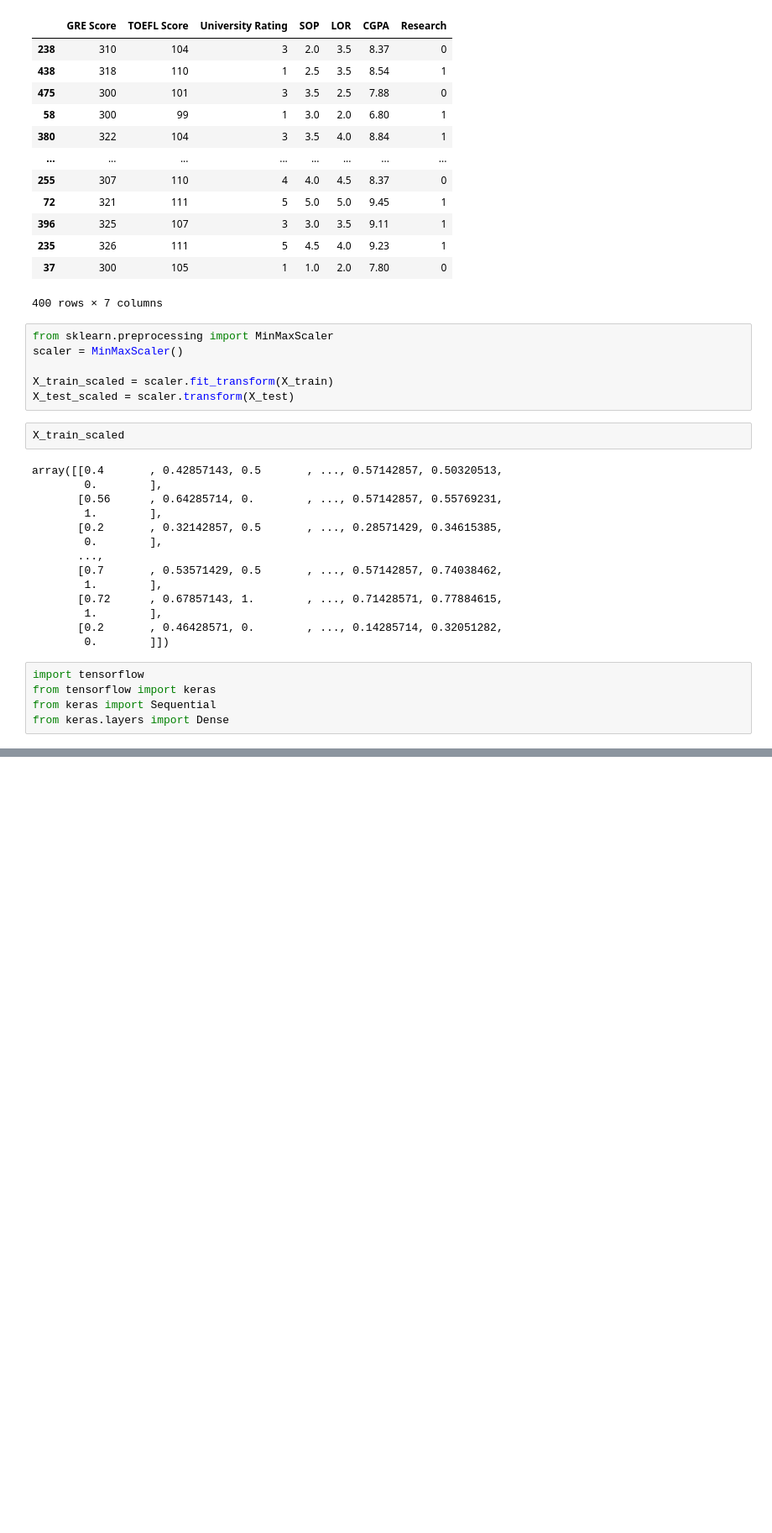
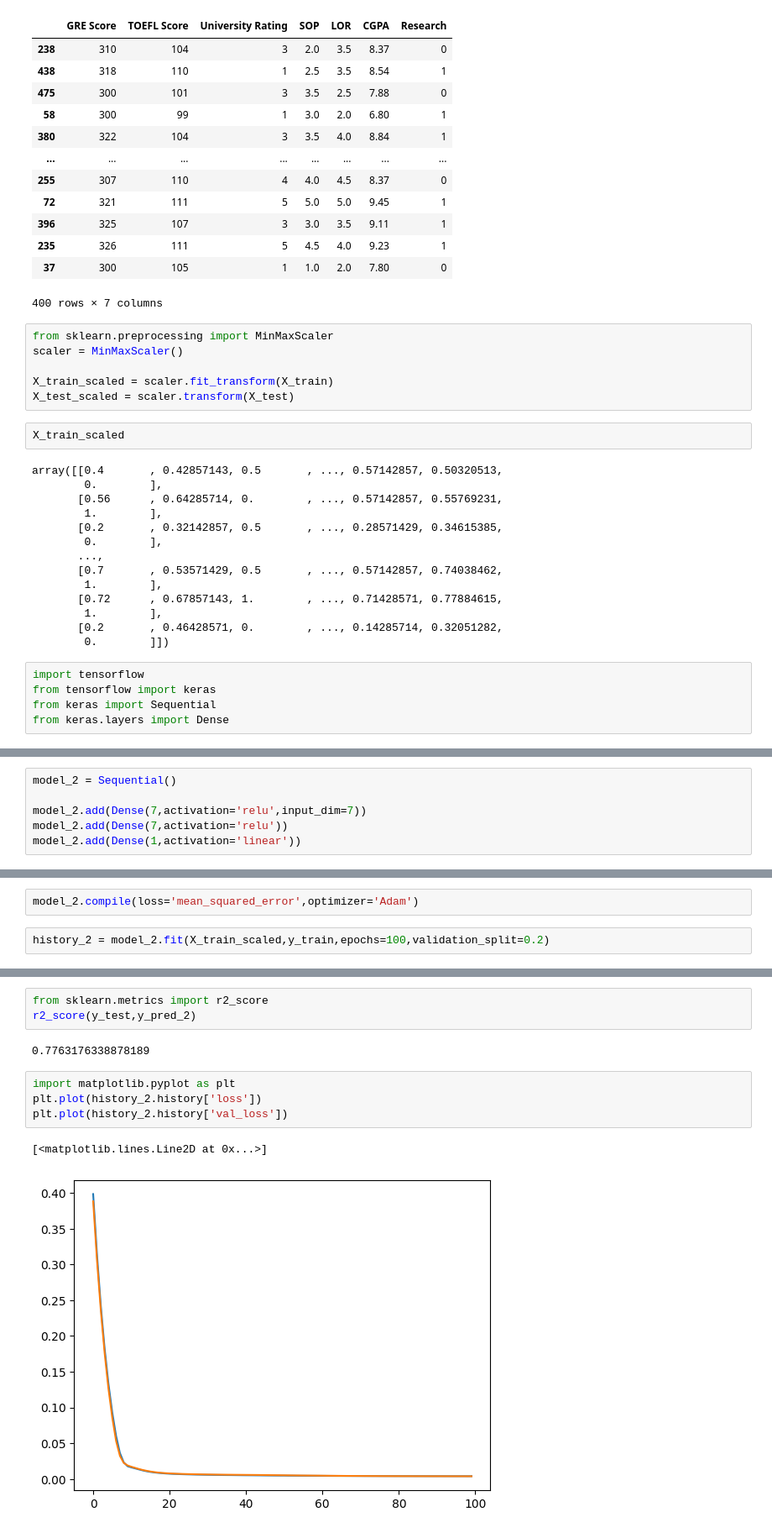
Before and after one commit to pushpakantshinde/Deep_Learning_Practice, a Jupyter notebook: Graduate_Admission_Prediction.ipynb, the cells around one changed output, grey strips where cells are left out. Shown at 84% size. Drawn from its saved outputs; the diff is of its cells as text; blank space fills up the shorter version.

```diff
--- a/Graduate_Admission_Prediction.ipynb
+++ b/Graduate_Admission_Prediction.ipynb
@@ -193,0 +194,6 @@ r2_score(y_test,y_pred)
+# %%
+model_2 = Sequential()
+
+model_2.add(Dense(7,activation='relu',input_dim=7))
+model_2.add(Dense(7,activation='relu'))
+model_2.add(Dense(1,activation='linear'))
@@ -193,0 +218,4 @@ r2_score(y_test,y_pred)
+# %%
+model_2.compile(loss='mean_squared_error',optimizer='Adam')
+# %%
+history_2 = model_2.fit(X_train_scaled,y_train,epochs=100,validation_split=0.2)
@@ -193,0 +244,12 @@ r2_score(y_test,y_pred)
+# %%
+from sklearn.metrics import r2_score
+r2_score(y_test,y_pred_2)
+# %% [output]
+0.7763176338878189
+# %%
+import matplotlib.pyplot as plt
+plt.plot(history_2.history['loss'])
+plt.plot(history_2.history['val_loss'])
+# %% [output]
+[<matplotlib.lines.Line2D at 0x...>]
+[figure, added]
```
Also changed, not shown: parts of 9 cells of this notebook.
